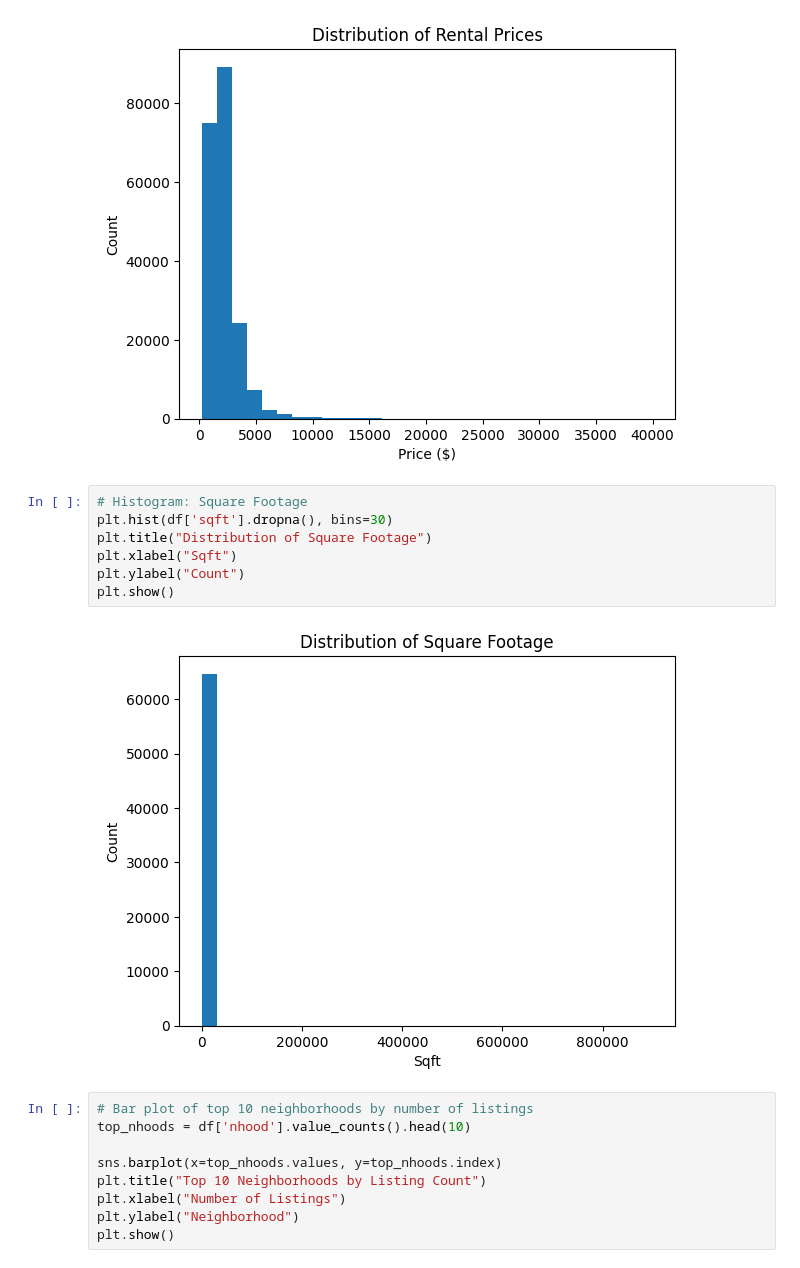
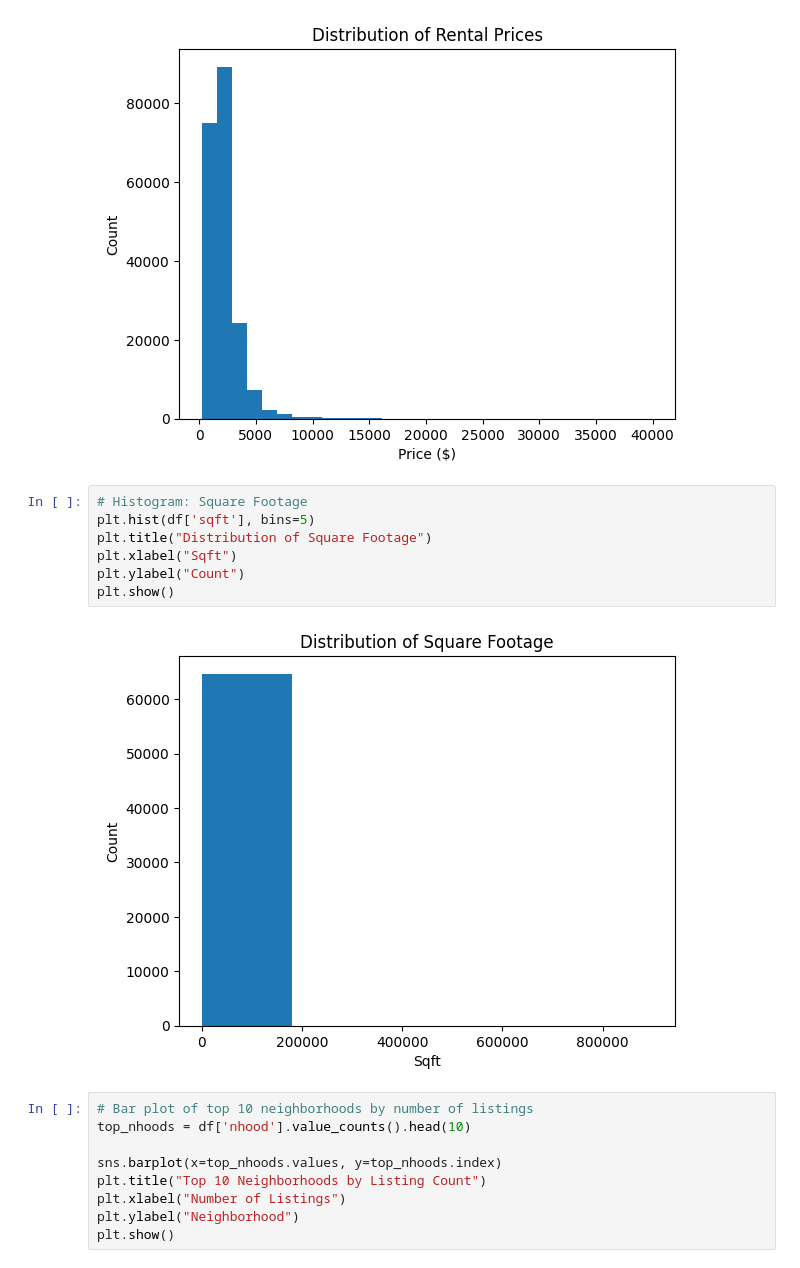
Before and after one commit to thornton330j/IS-4487, a Jupyter notebook: Labs/lab_05_ThorntonJackson.ipynb, the cells around one changed output. Cells and saved outputs as stored; diff of their text form.

```diff
--- a/Labs/lab_05_ThorntonJackson.ipynb
+++ b/Labs/lab_05_ThorntonJackson.ipynb
@@ -160,13 +160,13 @@ plt.show()
 [figure]
 # %%
 # Histogram: Square Footage
-plt.hist(df['sqft'].dropna(), bins=30)
+plt.hist(df['sqft'], bins=5)
 plt.title("Distribution of Square Footage")
 plt.xlabel("Sqft")
 plt.ylabel("Count")
 plt.show()
 # %% [output]
-[figure, old version]
+[figure, new version]
 # %%
 # Bar plot of top 10 neighborhoods by number of listings
 top_nhoods = df['nhood'].value_counts().head(10)
```
Also changed, not shown: parts of 17 cells of this notebook.
